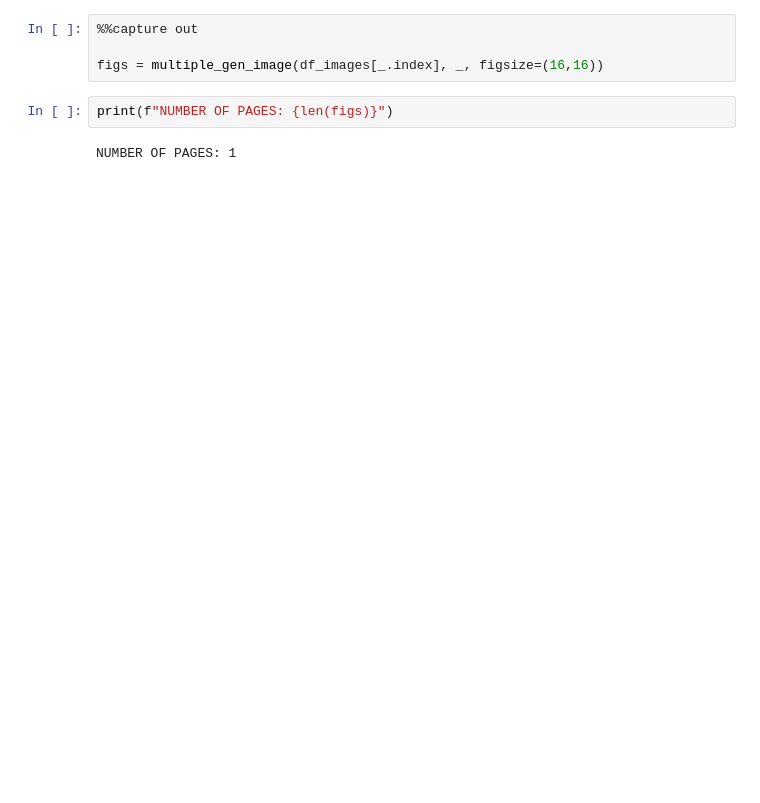
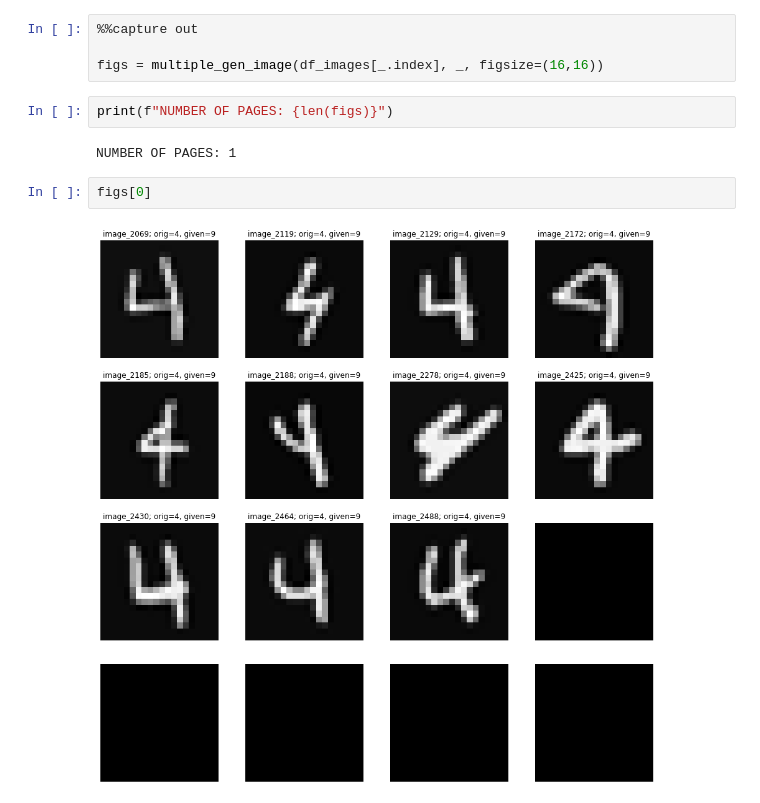
Before and after one commit to jhapreis/MS960_MachineLearning, a Jupyter notebook: Projeto2/notebooks/corrects.ipynb, the cells around one changed output. Saved outputs shown, nothing was run; the diff lists cells and outputs as text; blank space fills up the shorter version.

```diff
--- a/Projeto2/notebooks/corrects.ipynb
+++ b/Projeto2/notebooks/corrects.ipynb
@@ -96,3 +102,7 @@ figs = multiple_gen_image(df_images[_.index], _, figsize=(16,16))
 print(f"NUMBER OF PAGES: {len(figs)}")
 # %% [output]
 NUMBER OF PAGES: 1
+# %%
+figs[0]
+# %% [output]
+[figure, added]
```
Also changed, not shown: parts of 12 cells of this notebook, 16 other files.
